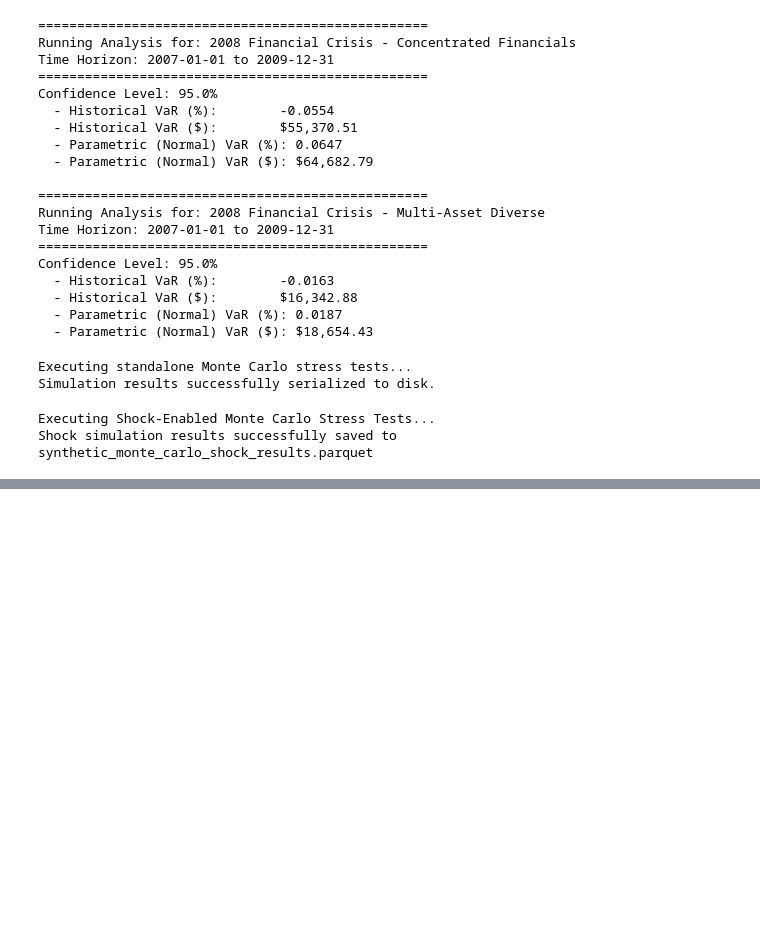
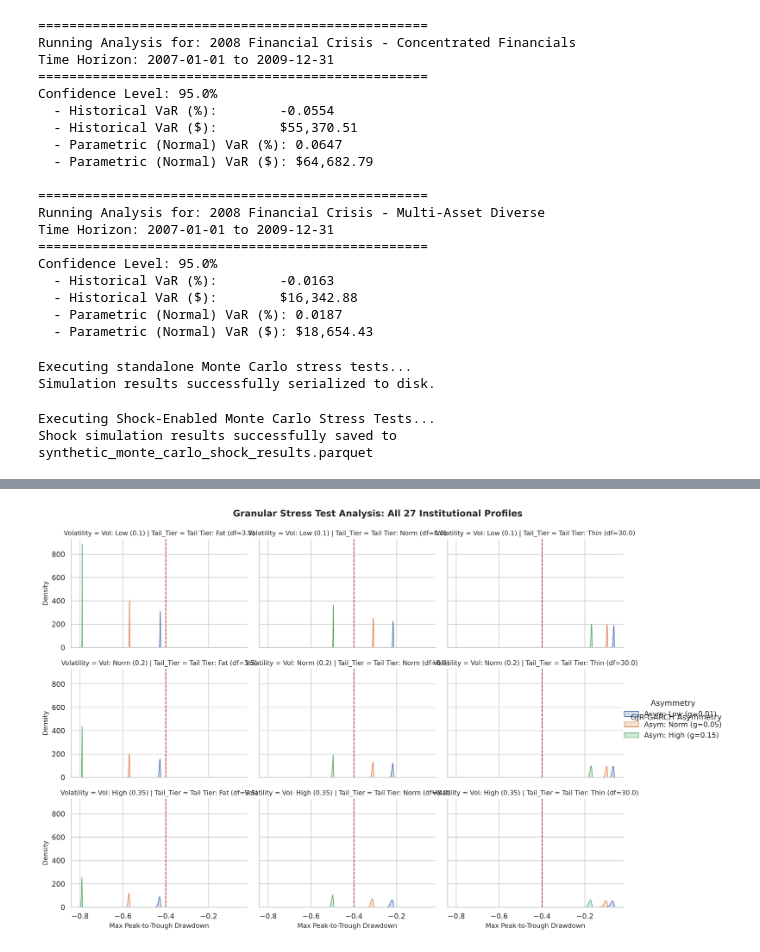
Before and after one commit to bealljamesp/VaR-Simulation-Stress-Test, a Jupyter notebook: notebooks/workbook.ipynb, the cells around one changed output, grey strips where cells are left out. Cells and saved outputs as stored; diff of their text form; code cells hidden in the pictures; blank space fills up the shorter version.

```diff
--- a/notebooks/workbook.ipynb
+++ b/notebooks/workbook.ipynb
@@ -239,0 +363,85 @@ Shock simulation results saved to: ../data/raw/synthetic_monte_carlo_shock_resul
+# %%
+# individual graphs
+
+import matplotlib.pyplot as plt
+import seaborn as sns
+
+# Set publication-grade styling
+sns.set_theme(style="whitegrid", palette="muted")
+plt.rcParams.update(
+    {
+        "font.family": "sans-serif",
+        "figure.dpi": 300,
+        "savefig.dpi": 300,
+        "axes.labelsize": 10,
+        "axes.titlesize": 11,
+    }
+)
+
+
+def generate_27_grid_plot() -> None:
+    grid = generate_parameter_grid()
+    records: list[dict[str, float | str]] = []
+
+    print(
+        "Extracting path distributions for all 27 individual institution" " profiles..."
+    )
+    for inst_name, profile in grid.items():
+        _, max_drawdowns = run_shock_monte_carlo(profile, n_paths=1500, n_days=90)
+        for dd in max_drawdowns:
+            records.append(
+                {
+                    "Max_Drawdown": dd,
+                    "Institution": inst_name,
+                    "Volatility": f"{profile['Vol_Tier']} ({profile['annual_vol']})",
+                    "Tail_Tier": f"{profile['Tail_Tier']} (df={profile['t_df']})",
+                    "Asymmetry": (f"{profile['Asym_Tier']} (g={profile['gjr_gamma']})"),
+                }
+            )
+
+    df_viz = pd.DataFrame(records)
+
+    # Create a FacetGrid mapping Volatility (rows) vs Tail Thickness (cols), colored by Asymmetry
+    g = sns.displot(
+        df_viz,
+        x="Max_Drawdown",
+        hue="Asymmetry",
+        col="Tail_Tier",
+        row="Volatility",
+        kind="kde",
+        fill=True,
+        common_norm=False,
+        alpha=0.25,
+        palette="deep",
+        height=3.0,
+        aspect=1.2,
+    )
+
+    # Highlight the -40% distress threshold across every single subplot
+    for ax in g.axes.flat:
+        ax.axvline(
+            x=-0.40,
+            color="firebrick",
+            linestyle="--",
+            linewidth=1.2,
+            label="40% Distress Threshold",
+        )
+        ax.set_xlabel("Max Peak-to-Trough Drawdown")
+        ax.set_ylabel("Density")
+
+    g.add_legend(title="GJR-GARCH Asymmetry")
+    g.fig.suptitle(
+        "Granular Stress Test Analysis: All 27 Institutional Profiles",
+        y=1.03,
+        fontsize=14,
+        fontweight="bold",
+    )
+
+    output_path = "../monte_carlo_27_grid_distributions.png"
+    plt.savefig(output_path)
+    print(f"27-grid visualization successfully saved to '{output_path}'")
+    plt.show()
+
+
+generate_27_grid_plot()
+# %% [output]
@@ -239,0 +450 @@ Shock simulation results saved to: ../data/raw/synthetic_monte_carlo_shock_resul
+[figure, added]
```
Also changed, not shown: parts of 9 cells of this notebook, 5 other files.
